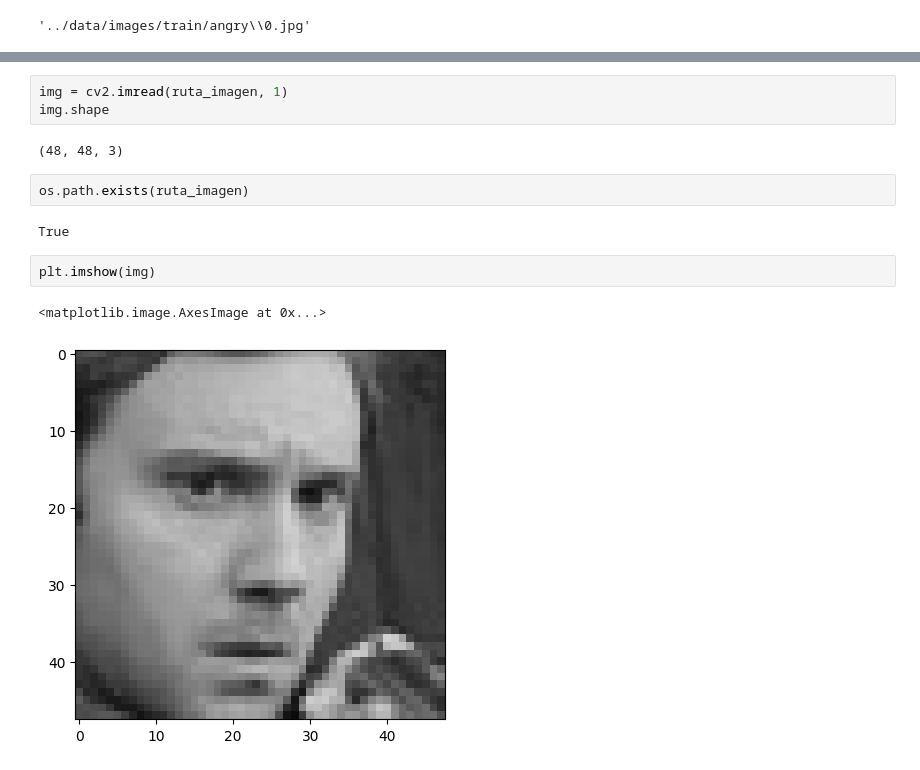
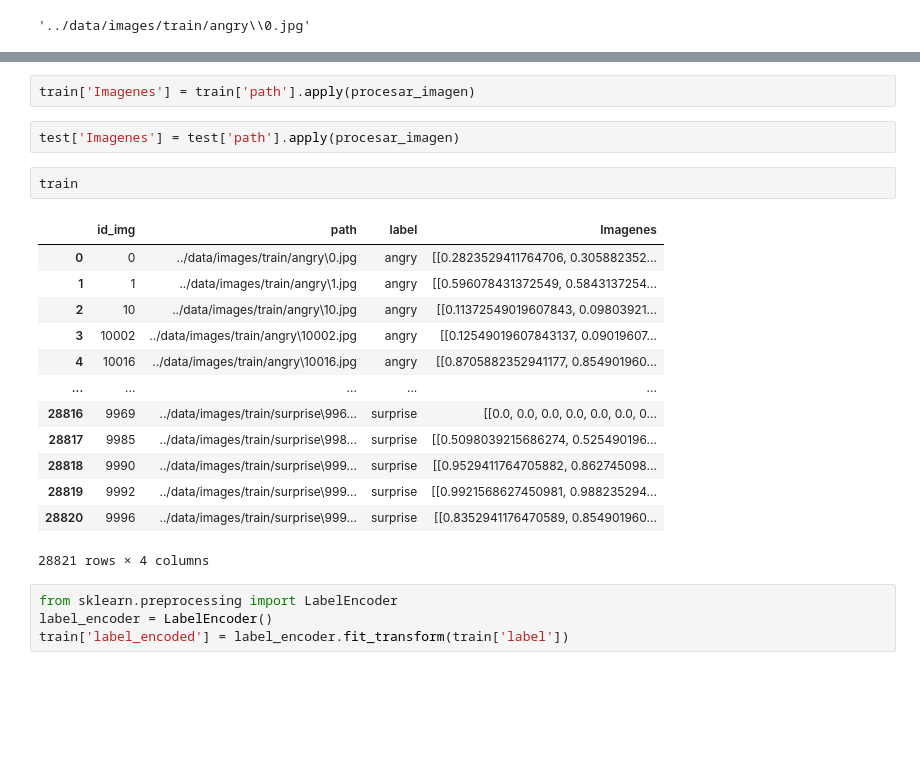
Before and after one commit to dardg24/EmoDecoder_Kaggle, a Jupyter notebook: data/borrador.ipynb, the cells around one changed output, grey strips where cells are left out. Drawn from its saved outputs; the diff is of its cells as text; blank space fills up the shorter version.

```diff
--- a/data/borrador.ipynb
+++ b/data/borrador.ipynb
@@ -47,14 +49,24 @@ os.getcwd()
-# %%
-img = cv2.imread(ruta_imagen, 1)
-img.shape
-# %% [output]
-(48, 48, 3)
-# %%
-os.path.exists(ruta_imagen)
-# %% [output]
-True
-# %%
-plt.imshow(img)
-# %% [output]
-<matplotlib.image.AxesImage at 0x...>
-[figure, removed]
+# %%
+train['Imagenes'] = train['path'].apply(procesar_imagen)
+# %%
+test['Imagenes'] = test['path'].apply(procesar_imagen)
+# %%
+train
+# %% [output]
+|  | id_img | path | label | Imagenes |
+| 0 | 0 | ../data/images/train/angry\0.jpg | angry | [[0.2823529411764706, 0.305882352... |
+| 1 | 1 | ../data/images/train/angry\1.jpg | angry | [[0.596078431372549, 0.5843137254... |
+| 2 | 10 | ../data/images/train/angry\10.jpg | angry | [[0.11372549019607843, 0.09803921... |
+| 3 | 10002 | ../data/images/train/angry\10002.jpg | angry | [[0.12549019607843137, 0.09019607... |
+| 4 | 10016 | ../data/images/train/angry\10016.jpg | angry | [[0.8705882352941177, 0.854901960... |
+| ... | ... | ... | ... | ... |
+| 28816 | 9969 | ../data/images/train/surprise\996... | surprise | [[0.0, 0.0, 0.0, 0.0, 0.0, 0.0, 0... |
+| 28817 | 9985 | ../data/images/train/surprise\998... | surprise | [[0.5098039215686274, 0.525490196... |
+| 28818 | 9990 | ../data/images/train/surprise\999... | surprise | [[0.9529411764705882, 0.862745098... |
+| 28819 | 9992 | ../data/images/train/surprise\999... | surprise | [[0.9921568627450981, 0.988235294... |
+| 28820 | 9996 | ../data/images/train/surprise\999... | surprise | [[0.8352941176470589, 0.854901960... |
+28821 rows × 4 columns
+# %%
+from sklearn.preprocessing import LabelEncoder
+label_encoder = LabelEncoder()
+train['label_encoded'] = label_encoder.fit_transform(train['label'])
```
Also changed, not shown: parts of 45 cells of this notebook.
